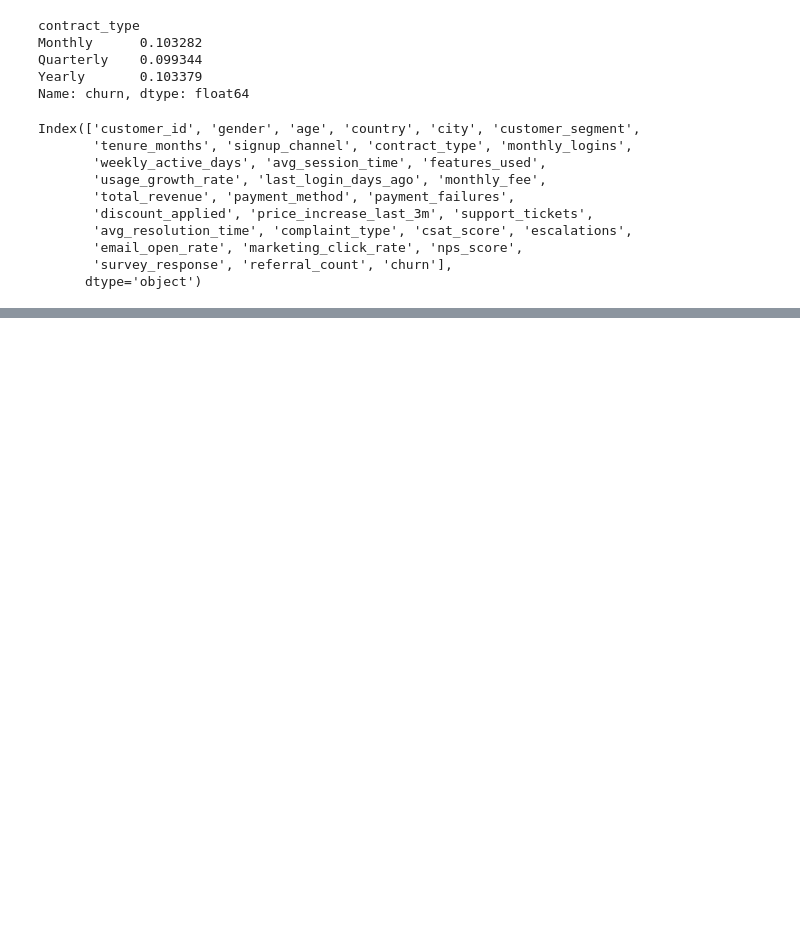
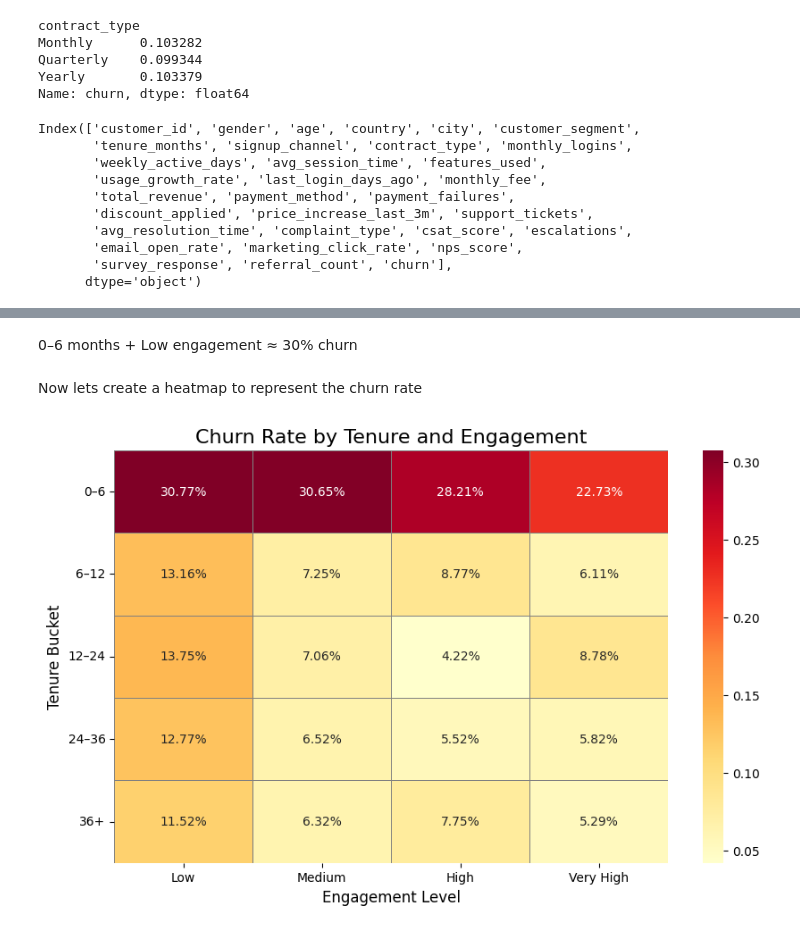
Before and after one commit to Deo-Reji/customer-churn-analysis, a Jupyter notebook: notebooks/eda_customer_churn.ipynb, the cells around one changed output, grey strips where cells are left out. Cells and saved outputs as stored; diff of their text form; code cells hidden in the pictures; blank space fills up the shorter version.

```diff
--- a/notebooks/eda_customer_churn.ipynb
+++ b/notebooks/eda_customer_churn.ipynb
@@ -147,3 +164,7 @@ Index(['customer_id', 'gender', 'age', 'country', 'city', 'customer_segment',
        'email_open_rate', 'marketing_click_rate', 'nps_score',
        'survey_response', 'referral_count', 'churn'],
       dtype='object')
+# %%
+import pandas as pd
+df = pd.read_csv("../data/customer_churn_business_dataset.csv")
+df["monthly_logins"].value_counts()
@@ -149,0 +249,6 @@ Index(['customer_id', 'gender', 'age', 'country', 'city', 'customer_segment',
+# %%
+df['login_bucket'] = pd.qcut(
+    df['monthly_logins'],
+    q=4,
+    labels=['Low', 'Medium', 'High', 'Very High']
+)
@@ -149,0 +275,6 @@ Index(['customer_id', 'gender', 'age', 'country', 'city', 'customer_segment',
+# %%
+df['tenure_bucket'] = pd.cut(
+    df['tenure_months'],
+    bins=[0, 6, 12, 24, 36, df['tenure_months'].max()],
+    labels=['0–6', '6–12', '12–24', '24–36', '36+']
+)
@@ -149,0 +313,4 @@ Index(['customer_id', 'gender', 'age', 'country', 'city', 'customer_segment',
+# %% [markdown]
+0–6 months + Low engagement ≈ 30% churn
+# %% [markdown]
+Now lets create a heatmap to represent the churn rate
@@ -149,0 +320,17 @@ Index(['customer_id', 'gender', 'age', 'country', 'city', 'customer_segment',
+# %%
+login_order = ['Low', 'Medium', 'High', 'Very High']
+
+churn_matrix = df.groupby(['tenure_bucket', 'login_bucket'])['churn'].mean().unstack()
+churn_matrix = churn_matrix[login_order]
+# %%
+plt.figure(figsize=(10,6))
+sns.heatmap(churn_matrix, annot=True, fmt=".2%", cmap="YlOrRd", linewidths=0.5, linecolor='gray'
+)
+plt.title("Churn Rate by Tenure and Engagement", fontsize=16)
+plt.ylabel("Tenure Bucket", fontsize=12)
+plt.xlabel("Engagement Level", fontsize=12)
+plt.xticks(rotation=0)
+plt.yticks(rotation=0)
+plt.show()
+# %% [output]
+[figure, added]
```
Also changed, not shown: parts of 22 cells of this notebook, 5 other files.
